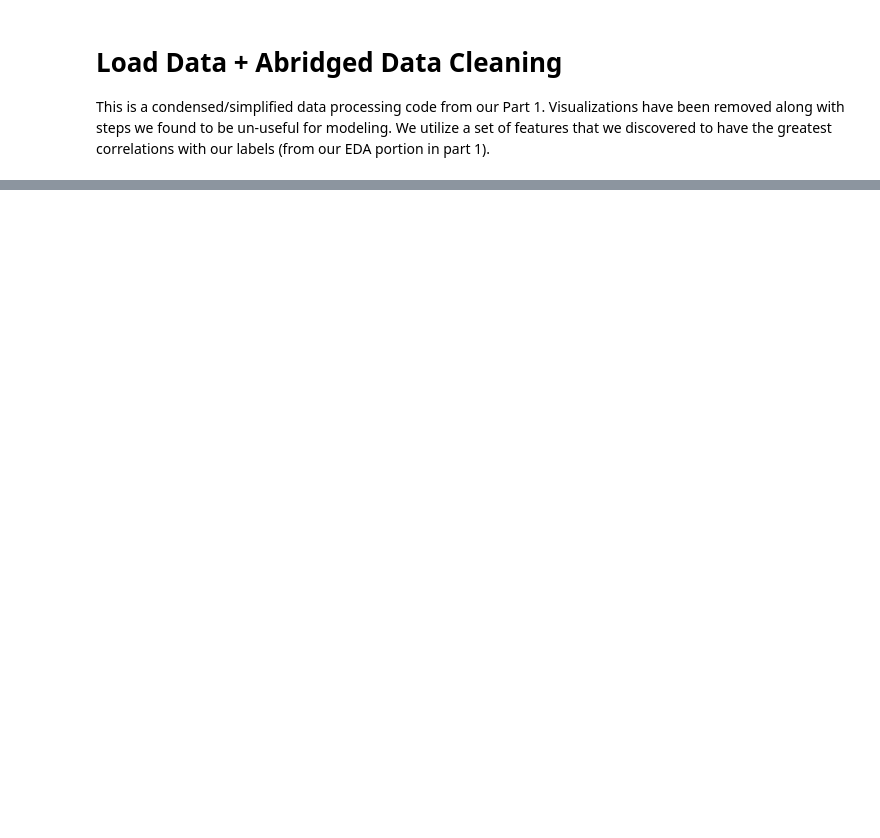
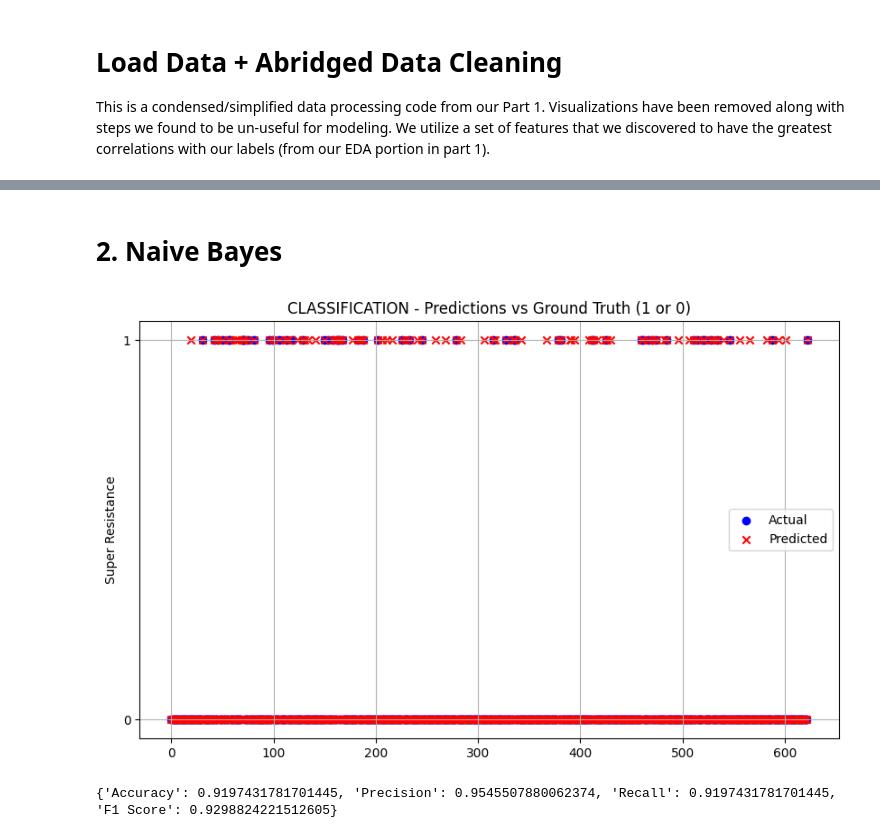
Before and after one commit to VX59/4-587-project-p1, a Jupyter notebook: src/modelling.ipynb, the cells around one changed output, grey strips where cells are left out. Saved outputs shown, nothing was run; the diff lists cells and outputs as text; code cells hidden in the pictures; blank space fills up the shorter version.

```diff
--- a/src/modelling.ipynb
+++ b/src/modelling.ipynb
@@ -196,0 +198,19 @@ Impactful features for cip_sr
+# %% [markdown]
+# 2. Naive Bayes
+# %%
+from sklearn.naive_bayes import GaussianNB
+
+def naive_bayes():
+
+    model = GaussianNB()
+
+    model.fit(X_train, y_train)
+
+    y_pred = model.predict(X_test)
+
+    print (eval_classification(y_test, y_pred))
+
+naive_bayes()
+# %% [output]
+[figure, added]
+{'Accuracy': 0.9197431781701445, 'Precision': 0.9545507880062374, 'Recall': 0.9197431781701445, 'F1 Score': 0.9298824221512605}
```
Also changed, not shown: parts of 19 cells of this notebook, 58 other files.
